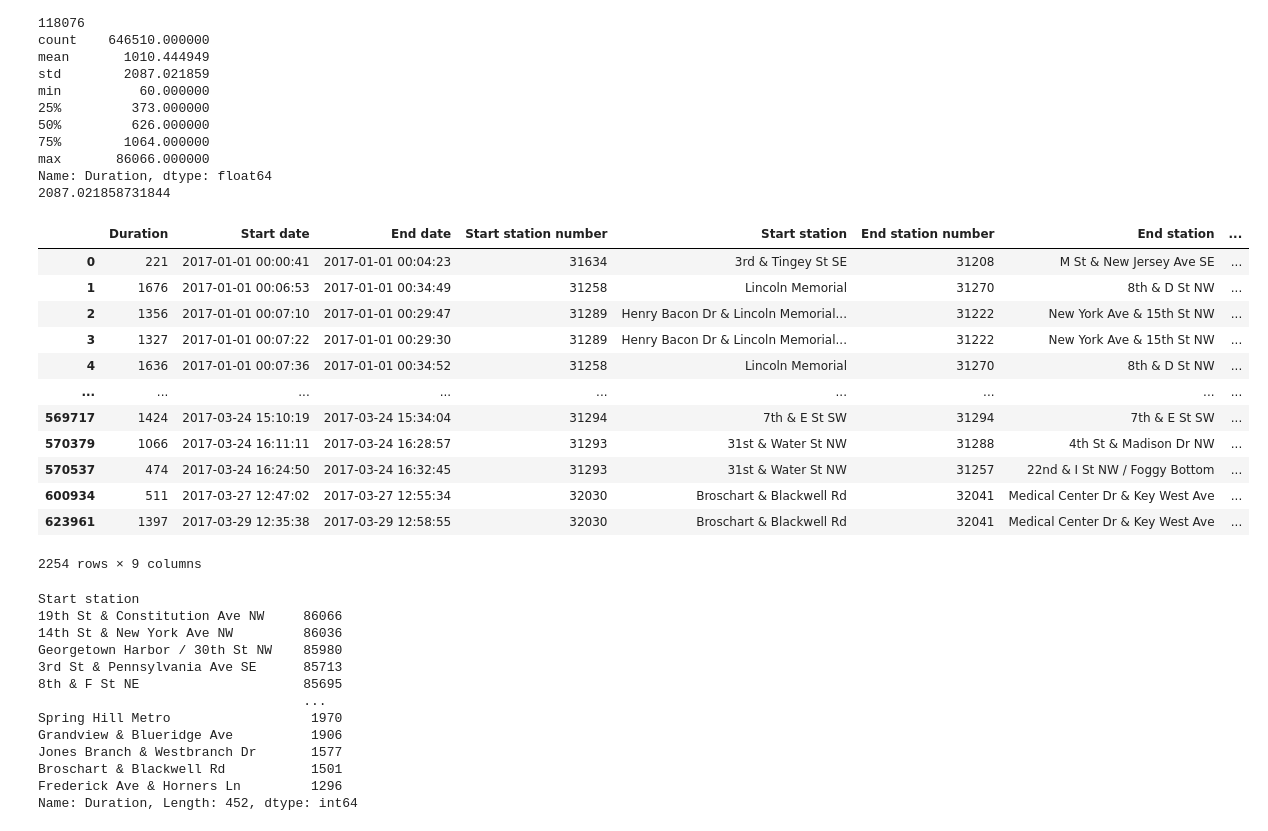
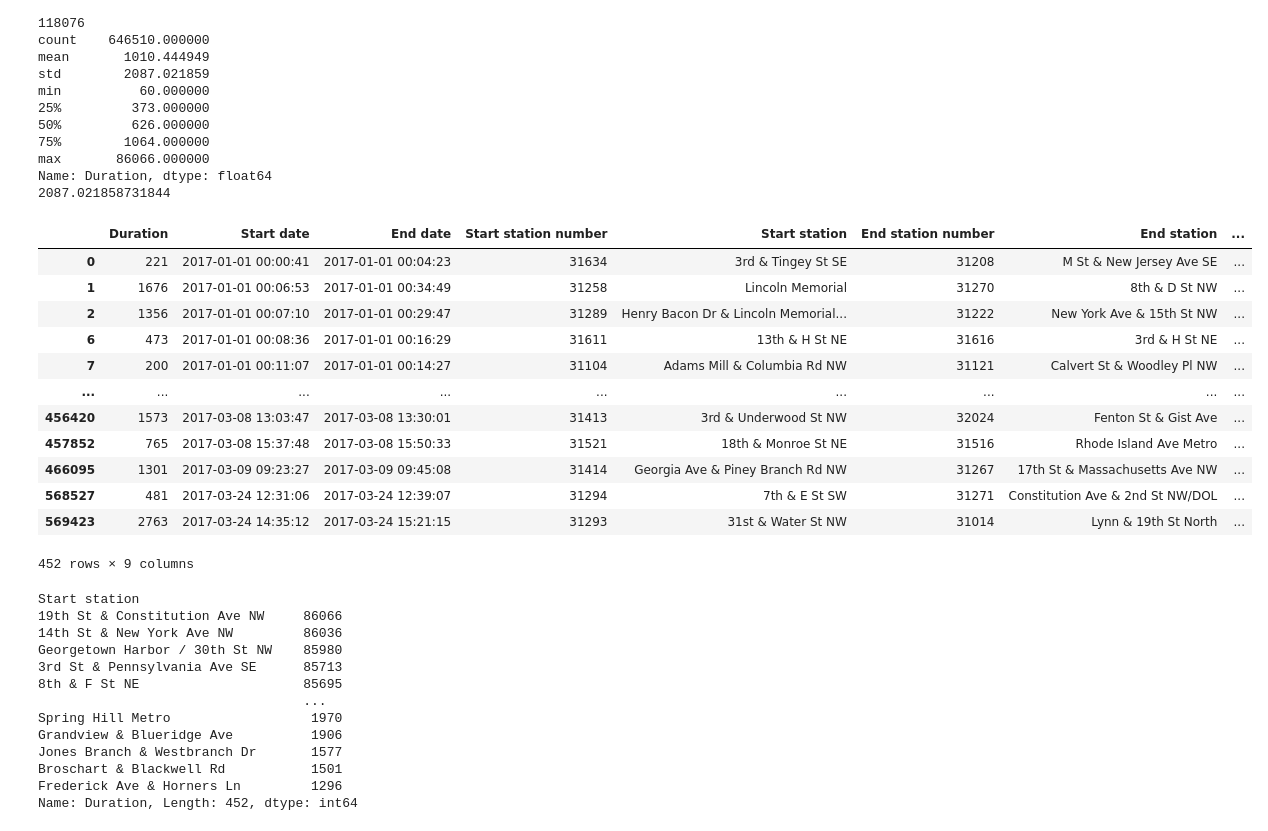
Before and after one commit to timschott/interview-prep, a Jupyter notebook: ds/ds-practice.ipynb, the cells around one changed output. Drawn from its saved outputs; the diff is of its cells as text; code cells hidden in the pictures.

```diff
--- a/ds/ds-practice.ipynb
+++ b/ds/ds-practice.ipynb
@@ -323,24 +327,24 @@ Name: Duration, dtype: float64
 # %%
 # "pipeline" averages and stuff w/ aggregating...
 # get the sum of the durations per start startion
-bike_data.groupby(['Start station']).head()
+bike_data.groupby(['Start station']).head(1)
 
 ## okay, that returns 3 columns... things it was able to group on
 ## start station but also start station no. and end station no.
 # %% [output]
 |  | Duration | Start date | End date | Start station number | Start station | End station number | End station | ... |
 | 0 | 221 | 2017-01-01 00:00:41 | 2017-01-01 00:04:23 | 31634 | 3rd & Tingey St SE | 31208 | M St & New Jersey Ave SE | ... |
 | 1 | 1676 | 2017-01-01 00:06:53 | 2017-01-01 00:34:49 | 31258 | Lincoln Memorial | 31270 | 8th & D St NW | ... |
 | 2 | 1356 | 2017-01-01 00:07:10 | 2017-01-01 00:29:47 | 31289 | Henry Bacon Dr & Lincoln Memorial... | 31222 | New York Ave & 15th St NW | ... |
-| 3 | 1327 | 2017-01-01 00:07:22 | 2017-01-01 00:29:30 | 31289 | Henry Bacon Dr & Lincoln Memorial... | 31222 | New York Ave & 15th St NW | ... |
-| 4 | 1636 | 2017-01-01 00:07:36 | 2017-01-01 00:34:52 | 31258 | Lincoln Memorial | 31270 | 8th & D St NW | ... |
+| 6 | 473 | 2017-01-01 00:08:36 | 2017-01-01 00:16:29 | 31611 | 13th & H St NE | 31616 | 3rd & H St NE | ... |
+| 7 | 200 | 2017-01-01 00:11:07 | 2017-01-01 00:14:27 | 31104 | Adams Mill & Columbia Rd NW | 31121 | Calvert St & Woodley Pl NW | ... |
 | ... | ... | ... | ... | ... | ... | ... | ... | ... |
-| 569717 | 1424 | 2017-03-24 15:10:19 | 2017-03-24 15:34:04 | 31294 | 7th & E St SW | 31294 | 7th & E St SW | ... |
-| 570379 | 1066 | 2017-03-24 16:11:11 | 2017-03-24 16:28:57 | 31293 | 31st & Water St NW | 31288 | 4th St & Madison Dr NW | ... |
-| 570537 | 474 | 2017-03-24 16:24:50 | 2017-03-24 16:32:45 | 31293 | 31st & Water St NW | 31257 | 22nd & I St NW / Foggy Bottom | ... |
-| 600934 | 511 | 2017-03-27 12:47:02 | 2017-03-27 12:55:34 | 32030 | Broschart & Blackwell Rd | 32041 | Medical Center Dr & Key West Ave | ... |
-| 623961 | 1397 | 2017-03-29 12:35:38 | 2017-03-29 12:58:55 | 32030 | Broschart & Blackwell Rd | 32041 | Medical Center Dr & Key West Ave | ... |
+| 456420 | 1573 | 2017-03-08 13:03:47 | 2017-03-08 13:30:01 | 31413 | 3rd & Underwood St NW | 32024 | Fenton St & Gist Ave | ... |
+| 457852 | 765 | 2017-03-08 15:37:48 | 2017-03-08 15:50:33 | 31521 | 18th & Monroe St NE | 31516 | Rhode Island Ave Metro | ... |
+| 466095 | 1301 | 2017-03-09 09:23:27 | 2017-03-09 09:45:08 | 31414 | Georgia Ave & Piney Branch Rd NW | 31267 | 17th St & Massachusetts Ave NW | ... |
+| 568527 | 481 | 2017-03-24 12:31:06 | 2017-03-24 12:39:07 | 31294 | 7th & E St SW | 31271 | Constitution Ave & 2nd St NW/DOL | ... |
+| 569423 | 2763 | 2017-03-24 14:35:12 | 2017-03-24 15:21:15 | 31293 | 31st & Water St NW | 31014 | Lynn & 19th St North | ... |
-2254 rows × 9 columns
+452 rows × 9 columns
 # %%
 ### find the maximum duration, grouped by start station
 bike_data.groupby(['Start station'])['Duration'].max().sort_values(ascending = False)
```
Also changed, not shown: parts of 9 cells of this notebook, 1 other file.
